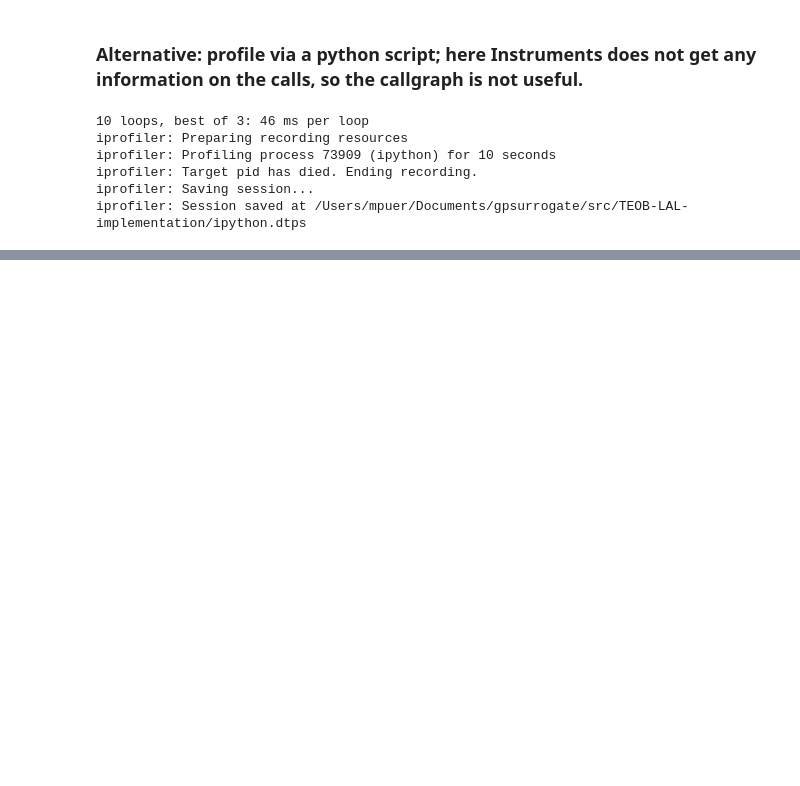
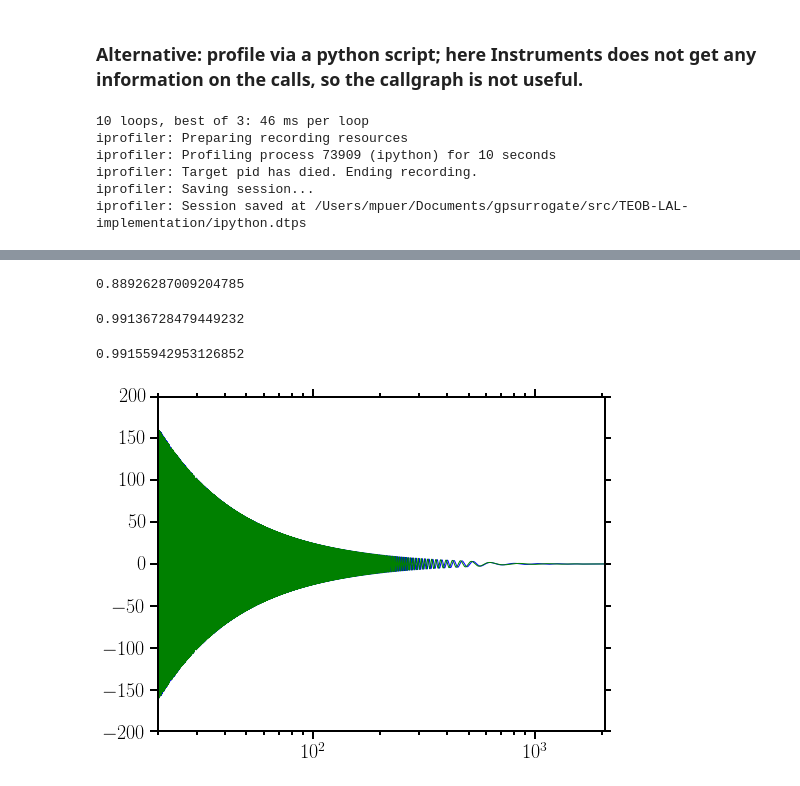
Before and after one commit to benjaminlackey/gpsurrogate, a Jupyter notebook: src/TEOB-LAL-implementation/LalsuiteSurrogate_MP.ipynb, the cells around one changed output, grey strips where cells are left out. Cells and saved outputs as stored; diff of their text form; code cells hidden in the pictures; blank space fills up the shorter version.

```diff
--- a/src/TEOB-LAL-implementation/LalsuiteSurrogate_MP.ipynb
+++ b/src/TEOB-LAL-implementation/LalsuiteSurrogate_MP.ipynb
@@ -2439,0 +2524,12 @@ iprofiler: Session saved at /Users/mpuer/Documents/gpsurrogate/src/TEOB-LAL-impl
+# %%
+Mtot = 2*1.35
+# %%
+x = np.array([1.0/1.5, 0.35, 0.32, 5000.0, 5000.0])
+# %%
+h_sur = FD_waveform_generate(Mtot, x, LS.SEOBNRv4T_surrogate, fLow=20.0, fHigh=2048.0, deltaF=0)
+# %%
+h_orig = FD_waveform_generate(Mtot, x, LS.TEOBv4, fLow=20.0, fHigh=2048.0, deltaF=0)
+# %%
+match(h_sur[0], h_sur[1], h_orig[0], h_orig[1], LS.SimNoisePSDaLIGOZeroDetHighPower, zpf=2)
+# %% [output]
+0.88926287009204785
@@ -2439,0 +2541,16 @@ iprofiler: Session saved at /Users/mpuer/Documents/gpsurrogate/src/TEOB-LAL-impl
+# %%
+x = np.array([1.0/1.5, 0.35, 0.32, 5000.0, 5000.0])
+check_match(Mtot, x, df=0, fLow=100.0, fHigh=2048.0, zpf=5)
+# %% [output]
+0.99136728479449232
+# %%
+x = np.array([1.0/1.5, 0.35, 0.32, 1000.0, 1000.0])
+check_match(Mtot, x, df=0, fLow=100.0, fHigh=2048.0, zpf=5)
+# %% [output]
+0.99155942953126852
+# %%
+plt.semilogx(h_sur[0], h_sur[1])
+plt.semilogx(h_orig[0], h_orig[1])
+plt.xlim([20.0, 2048.0]);
+# %% [output]
+[figure, added]
```
Also changed, not shown: parts of 11 cells of this notebook.
